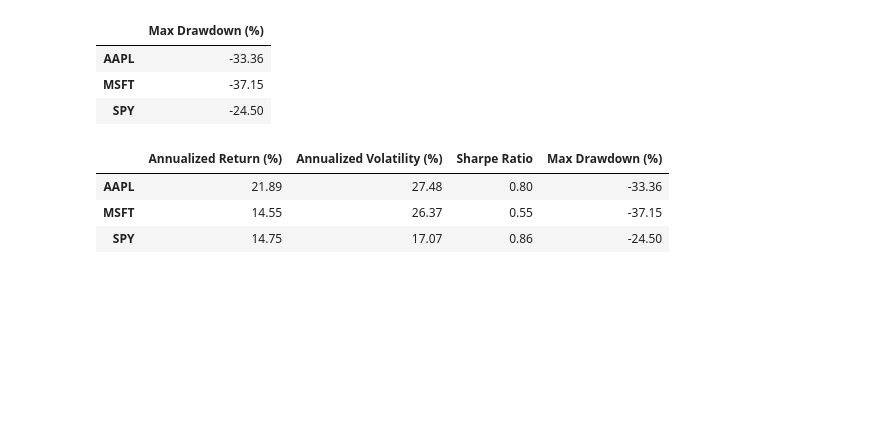
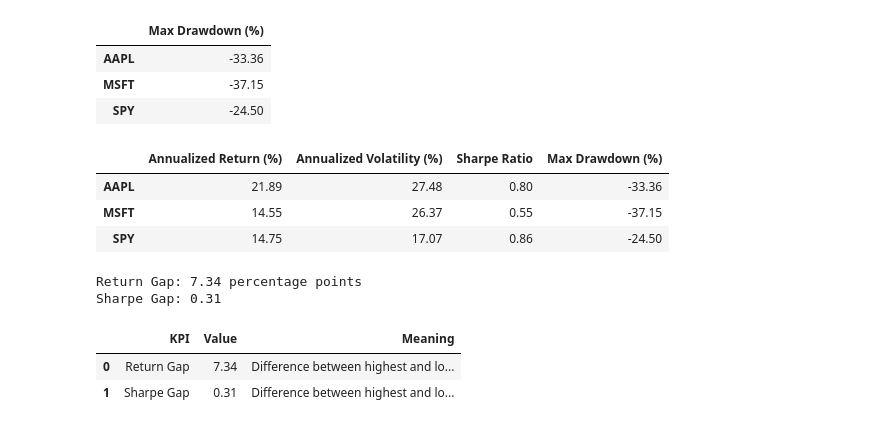
Before and after one commit to slayplayagrima/financial-market-forecasting, a Jupyter notebook: notebooks/03_eda_and_technical_analysis.ipynb, the cells around one changed output. Drawn from its saved outputs; the diff is of its cells as text; code cells hidden in the pictures; blank space fills up the shorter version.

```diff
--- a/notebooks/03_eda_and_technical_analysis.ipynb
+++ b/notebooks/03_eda_and_technical_analysis.ipynb
@@ -481,3 +481,50 @@ risk_metrics
 | AAPL | 21.89 | 27.48 | 0.80 | -33.36 |
 | MSFT | 14.55 | 26.37 | 0.55 | -37.15 |
 | SPY | 14.75 | 17.07 | 0.86 | -24.50 |
+# %%
+# -----------------------------
+# Return Gap and Sharpe Gap KPIs
+# -----------------------------
+
+# Return Gap = highest annualized return - lowest annualized return
+return_gap = (
+    risk_metrics["Annualized Return (%)"].max()
+    - risk_metrics["Annualized Return (%)"].min()
+)
+
+# Sharpe Gap = highest Sharpe ratio - lowest Sharpe ratio
+sharpe_gap = (
+    risk_metrics["Sharpe Ratio"].max()
+    - risk_metrics["Sharpe Ratio"].min()
+)
+
+print(f"Return Gap: {return_gap:.2f} percentage points")
+print(f"Sharpe Gap: {sharpe_gap:.2f}")
+# %% [output]
+Return Gap: 7.34 percentage points
+Sharpe Gap: 0.31
+# %%
+# -----------------------------
+# Export Return Gap and Sharpe Gap for Power BI
+# -----------------------------
+
+gap_kpis = pd.DataFrame({
+    "KPI": [
+        "Return Gap",
+        "Sharpe Gap"
+    ],
+    "Value": [
+        round(return_gap, 2),
+        round(sharpe_gap, 2)
+    ],
+    "Meaning": [
+        "Difference between highest and lowest annualized return",
+        "Difference between highest and lowest Sharpe ratio"
+    ]
+})
+
+gap_kpis
+# %% [output]
+|  | KPI | Value | Meaning |
+| 0 | Return Gap | 7.34 | Difference between highest and lo... |
+| 1 | Sharpe Gap | 0.31 | Difference between highest and lo... |
```
Also changed, not shown: parts of 5 cells of this notebook, 5 other files.
